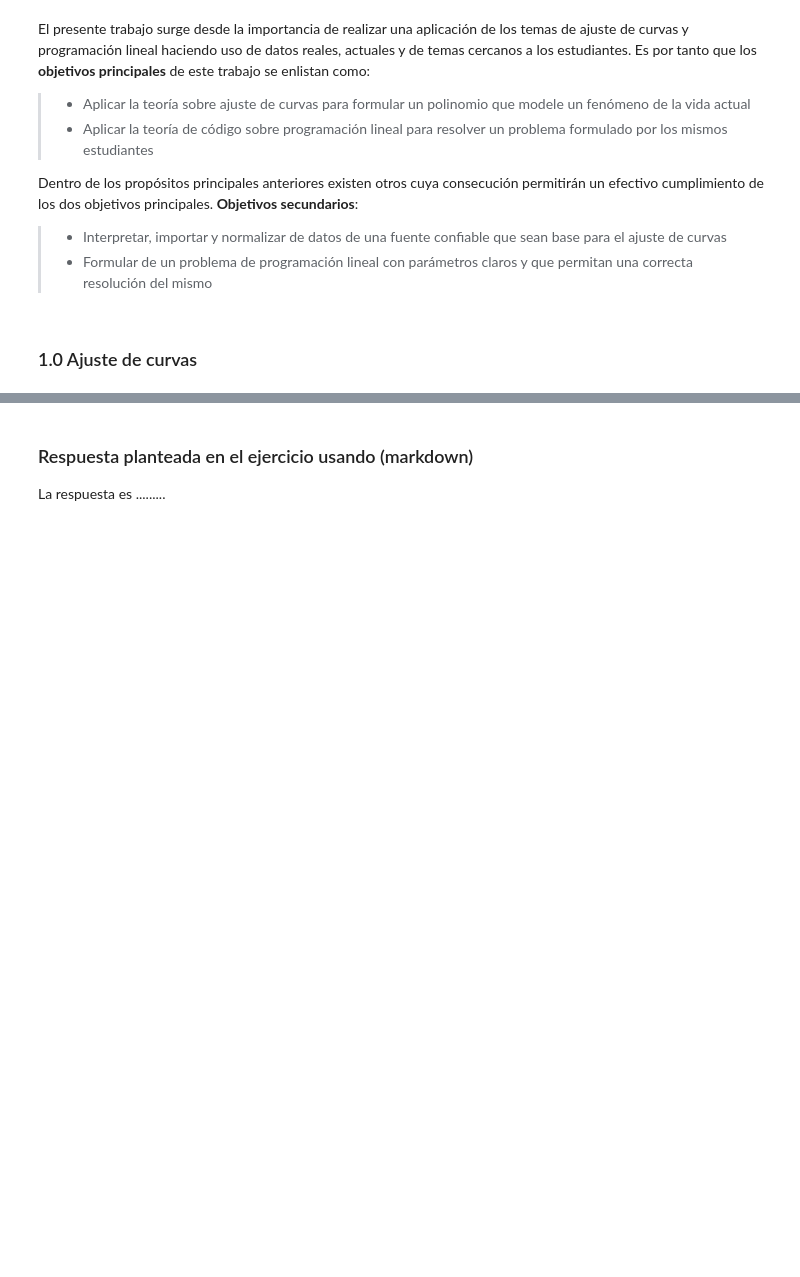
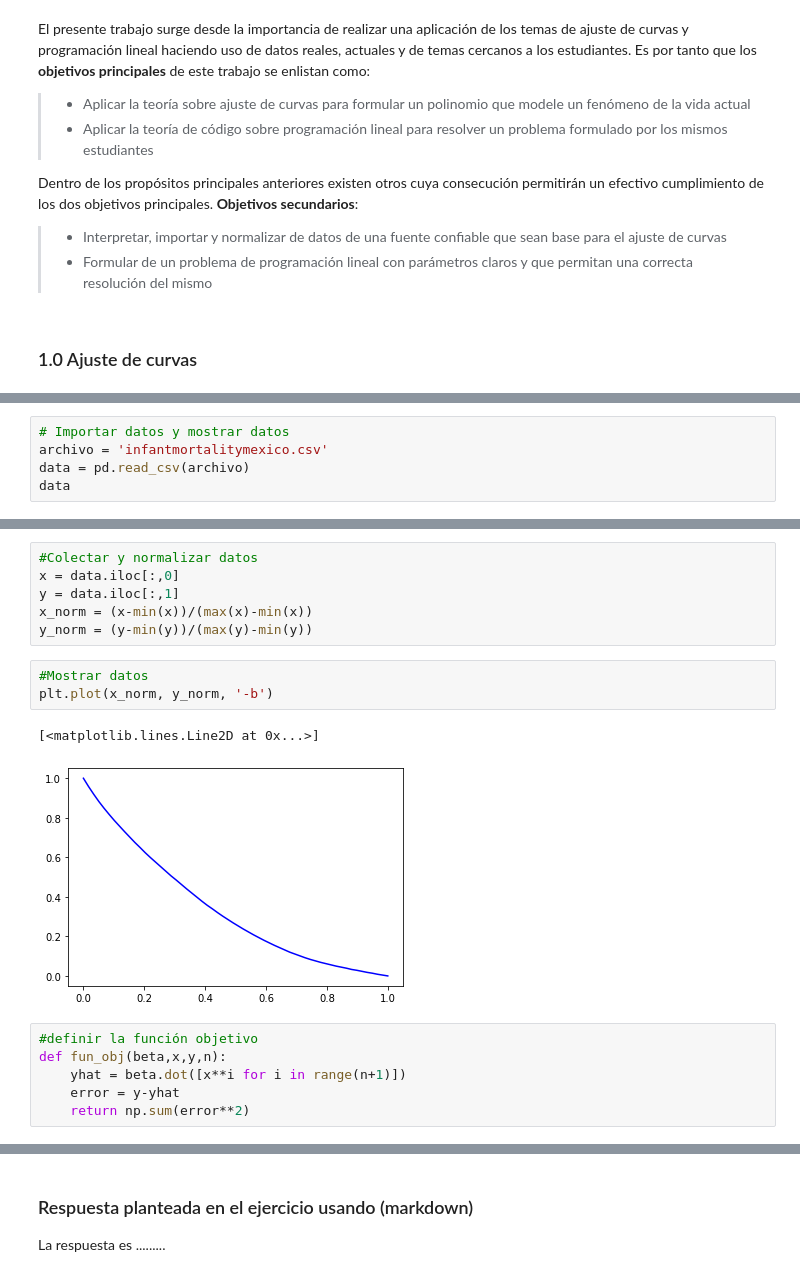
Before and after one commit to Samuelrodriguezp/Proyecto1_RguezSamuel, a Jupyter notebook: Proyecto.ipynb, the cells around one changed output, grey strips where cells are left out. Drawn from its saved outputs; the diff is of its cells as text; blank space fills up the shorter version.

```diff
--- a/Proyecto.ipynb
+++ b/Proyecto.ipynb
@@ -47,0 +43,5 @@ Así que surgió la pregunta: siguiendo esta tendencia ¿en qué año la mortali
+# %%
+# Importar datos y mostrar datos
+archivo = 'infantmortalitymexico.csv'
+data = pd.read_csv(archivo)
+data
@@ -47,0 +66,18 @@ Así que surgió la pregunta: siguiendo esta tendencia ¿en qué año la mortali
+# %%
+#Colectar y normalizar datos
+x = data.iloc[:,0]
+y = data.iloc[:,1]
+x_norm = (x-min(x))/(max(x)-min(x))
+y_norm = (y-min(y))/(max(y)-min(y))
+# %%
+#Mostrar datos
+plt.plot(x_norm, y_norm, '-b')
+# %% [output]
+[<matplotlib.lines.Line2D at 0x...>]
+[figure, added]
+# %%
+#definir la función objetivo
+def fun_obj(beta,x,y,n):
+    yhat = beta.dot([x**i for i in range(n+1)])
+    error = y-yhat
+    return np.sum(error**2)
```
Also changed, not shown: parts of 24 cells of this notebook, 1 other file.
